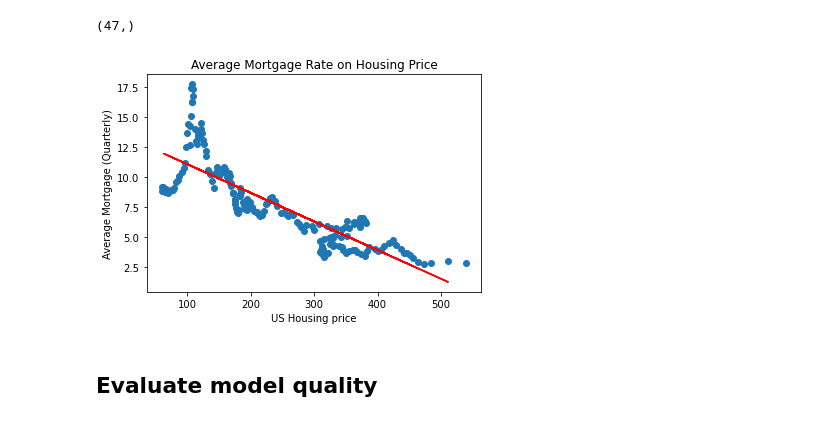
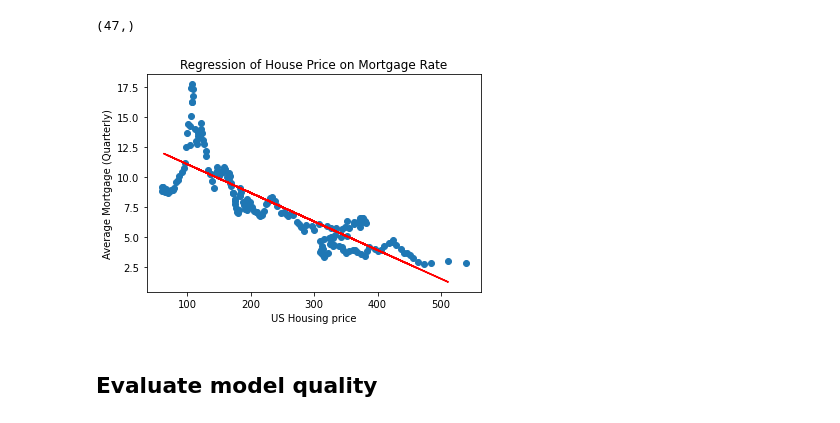
Before and after one commit to Bhargavi-ng/Migration_and_Housing, a Jupyter notebook: linear_regression_HPI_vs_30MORTGAGE.ipynb, the cells around one changed output. Cells and saved outputs as stored; diff of their text form; code cells hidden in the pictures.

Commit message:
changing titles on graphs, refining some details

```diff
--- a/linear_regression_HPI_vs_30MORTGAGE.ipynb
+++ b/linear_regression_HPI_vs_30MORTGAGE.ipynb
@@ -267,18 +273,18 @@ print(y_pred.shape)
 # %%
 # plot the linear regression model
 linear_regression = plt.scatter(X, y)
 plt.plot(X_test, y_pred, color='red')
 
 # Import the style from Matplotlib.
 from matplotlib import style
 
 plt.xlabel('US Housing price')
 plt.ylabel('Average Mortgage (Quarterly)')
-plt.title('Average Mortgage Rate on Housing Price')
+plt.title('Regression of House Price on Mortgage Rate')
 plt.savefig('Images/linear_regression_HPI_vs_MORTGAGE.png')
 plt.show()
 # %% [output]
-[figure, old version]
+[figure, new version]
 # %% [markdown]
 ## Evaluate model quality
 # %%
```
Also changed, not shown: parts of 9 cells of this notebook, 2 other files.
